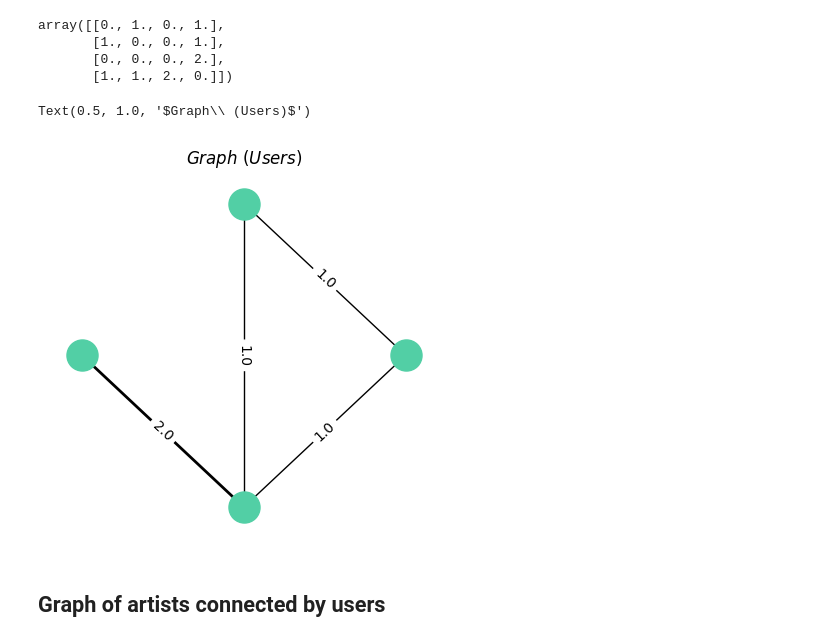
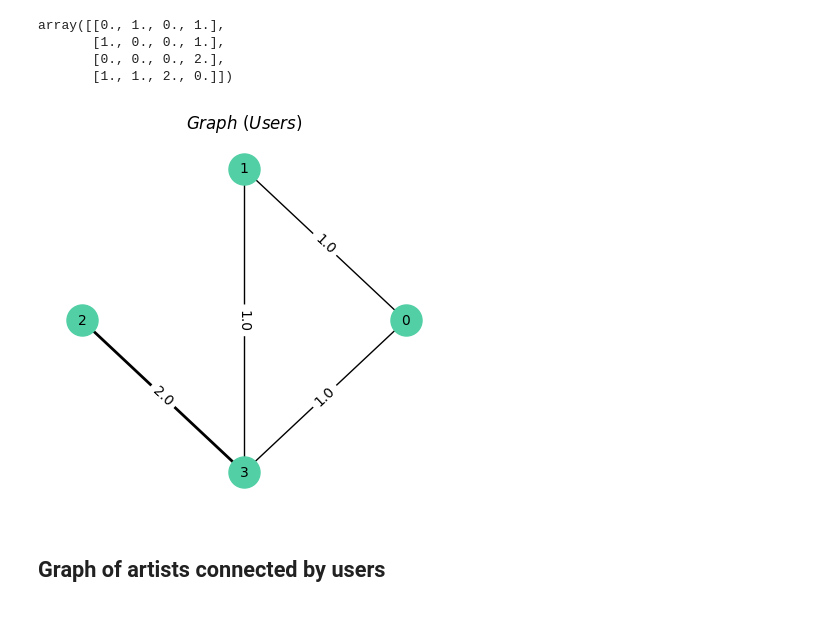
Before and after one commit to fum-cs/a4ds, a Jupyter notebook: _sources/nx/3_Extensions.ipynb, the cells around one changed output. Saved outputs shown, nothing was run; the diff lists cells and outputs as text; code cells hidden in the pictures.

```diff
--- a/_sources/nx/3_Extensions.ipynb
+++ b/_sources/nx/3_Extensions.ipynb
@@ -238,14 +243,14 @@ labels = nx.get_edge_attributes(G_users,'weight')
 # %%
 fig, axs = plt.subplots(figsize=(4,4), facecolor='w', nrows=1, ncols=1, constrained_layout=True)
 pos = nx.layout.circular_layout(G_users)
 nx.draw_networkx_nodes(G_users, pos, node_color="#52cfa5", linewidths=1, ax=axs, node_size=500)
 nx.draw_networkx_edges(G_users, pos, width=list(labels.values()), ax=axs)
 nx.draw_networkx_edge_labels(G_users,pos=pos,edge_labels=labels)
+nx.draw_networkx_labels(G_users,pos=pos, labels={n: str(n) for n in G_users.nodes()}, font_size=10, ax=axs)
 axs.axis('off')
-axs.set_title(r"$Graph\ (Users)$", fontsize=12)
+axs.set_title(r"$Graph\ (Users)$", fontsize=12);
 # %% [output]
-Text(0.5, 1.0, '$Graph\\ (Users)$')
-[figure, old version]
+[figure, new version]
 # %% [markdown]
 ## Graph of artists connected by users
 # %%
```
Also changed, not shown: parts of 3 cells of this notebook, 7 other files.
